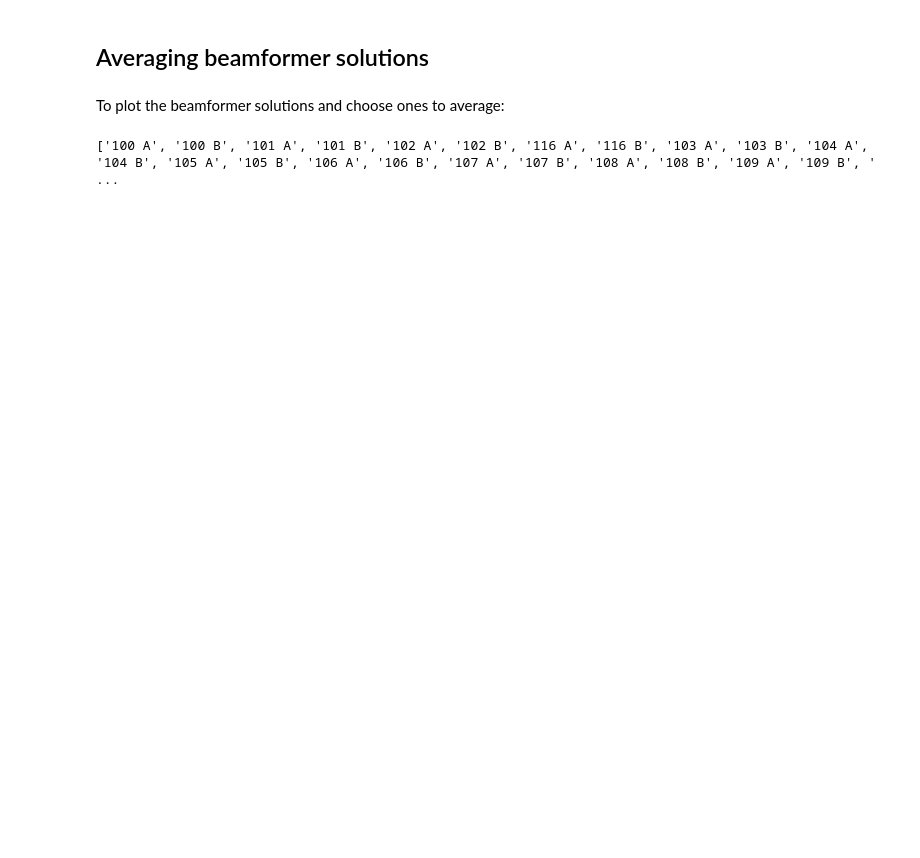
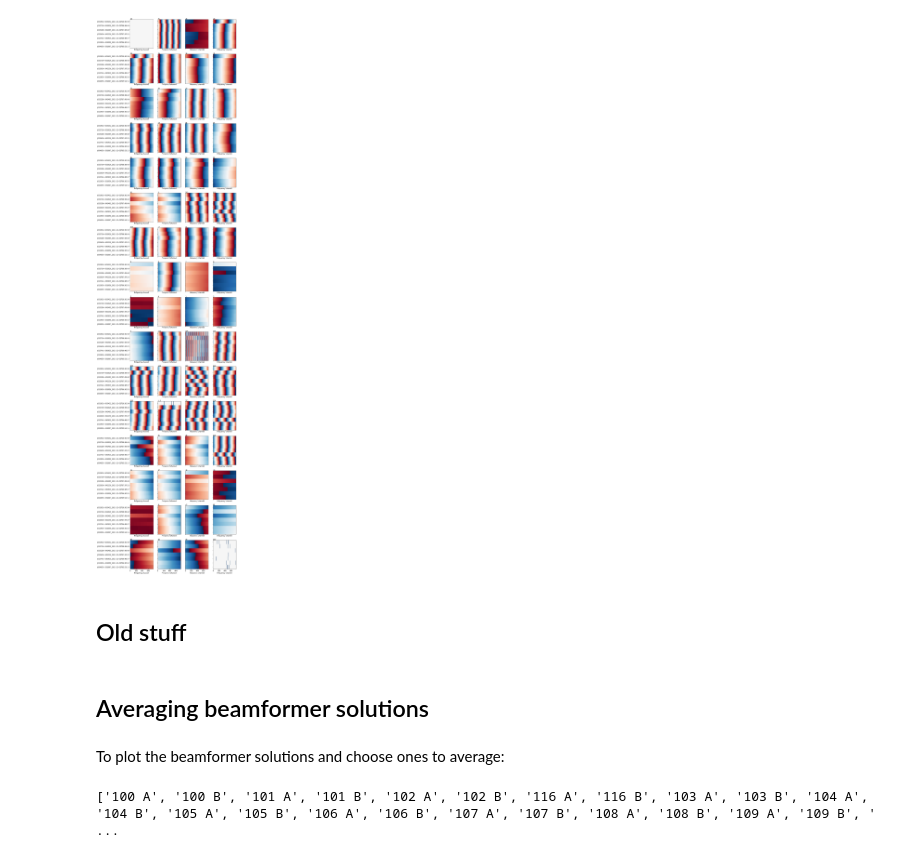
Before and after one commit to dsa110/dsa-notebooks, a Jupyter notebook: calibration_quality.ipynb, the cells around one changed output. Cells and saved outputs as stored; diff of their text form; code cells hidden in the pictures; blank space fills up the shorter version.

```diff
--- a/calibration_quality.ipynb
+++ b/calibration_quality.ipynb
@@ -1,3 +56,9 @@
+# %%
+weights.show_gains(bfnames, gains, good)
+# %% [output]
+[figure, added]
+# %% [markdown]
+## Old stuff
 # %%
 import dsautils.calstatus as cs
 from dsautils.dsa_store import DsaStore
```
Also changed, not shown: parts of 17 cells of this notebook.
